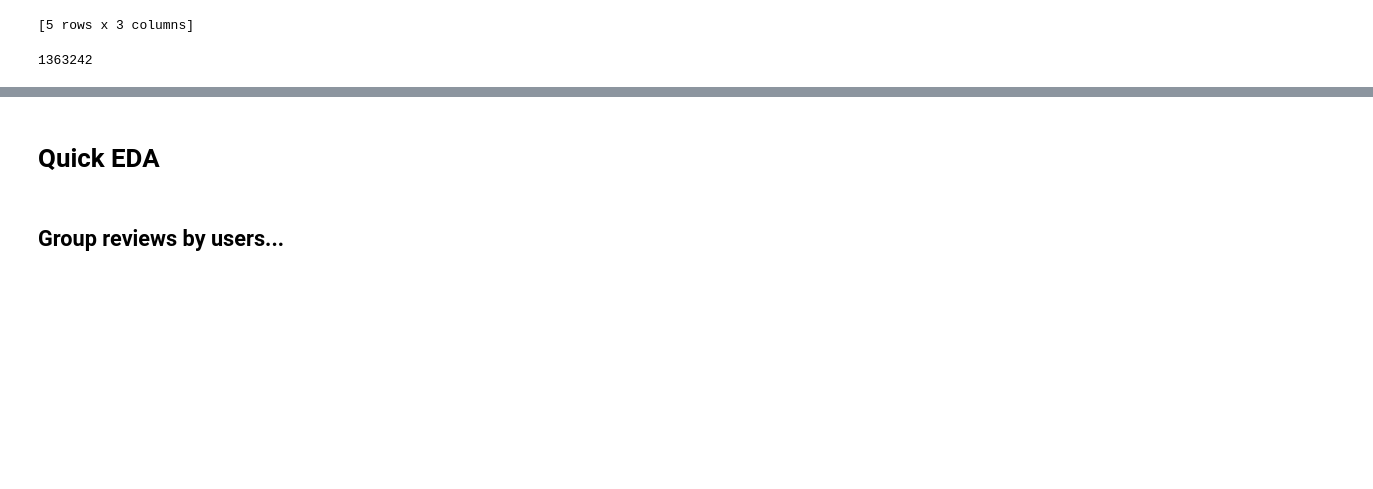
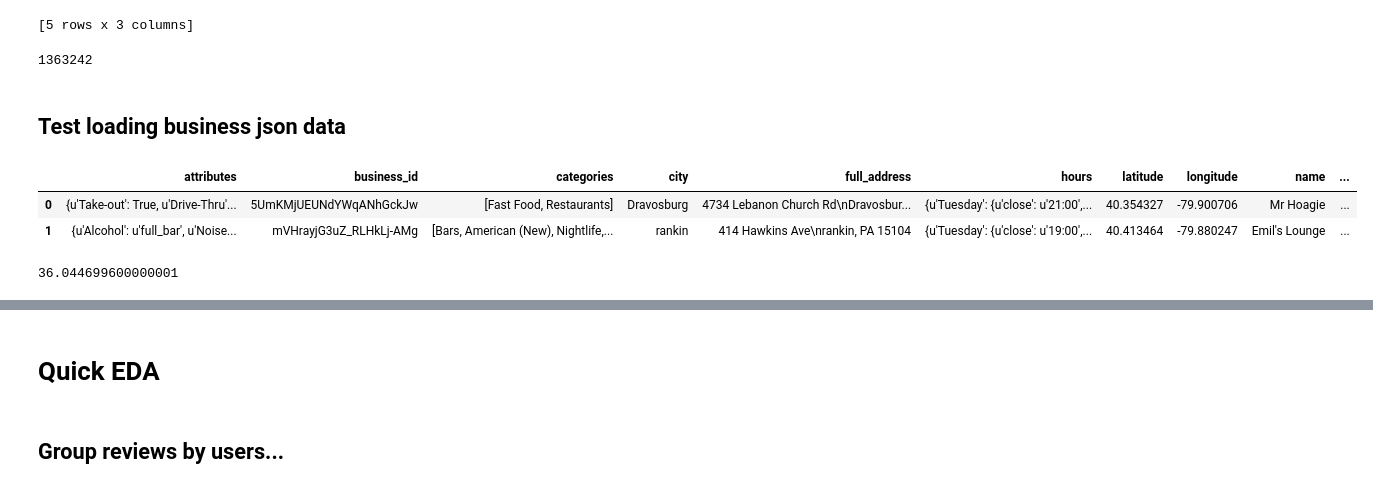
Before and after one commit to AeroGeekDean/traveler_eats_recommender, a Jupyter notebook: graphlab_scratchpad.ipynb, the cells around one changed output, grey strips where cells are left out. Drawn from its saved outputs; the diff is of its cells as text; code cells hidden in the pictures; blank space fills up the shorter version.

```diff
--- a/graphlab_scratchpad.ipynb
+++ b/graphlab_scratchpad.ipynb
@@ -70,3 +102,22 @@ sf_obs.head(5)
 sf_obs.num_rows()
 # %% [output]
 1363242
+# %% [markdown]
+## Test loading business json data
+# %%
+fname_test = 'data_analysis/test_data/test100_business.json'
+fname_full = '../data/Yelp/yelp_dataset_challenge_academic_dataset/yelp_academic_dataset_business.json'
+# 'data_analysis/full_data/yelp_academic_dataset_business.json'
+
+fname = fname_full # user full dataset
+# fname = fname_test # user small test dataset
+with open(fname) as js_file:
+    js_list = [json.loads(js_line) for js_line in js_file]
+    js_list_filtered = [js for js in js_list if 'Restaurants' in js['categories']]
+    dfb = pd.DataFrame(js_list_filtered)
+# %%
+dfb.head(2)
+# %% [output]
+|  | attributes | business_id | categories | city | full_address | hours | latitude | longitude | name | ... |
+| 0 | {u'Take-out': True, u'Drive-Thru'... | 5UmKMjUEUNdYWqANhGckJw | [Fast Food, Restaurants] | Dravosburg | 4734 Lebanon Church Rd\nDravosbur... | {u'Tuesday': {u'close': u'21:00',... | 40.354327 | -79.900706 | Mr Hoagie | ... |
+| 1 | {u'Alcohol': u'full_bar', u'Noise... | mVHrayjG3uZ_RLHkLj-AMg | [Bars, American (New), Nightlife,... | rankin | 414 Hawkins Ave\nrankin, PA 15104 | {u'Tuesday': {u'close': u'19:00',... | 40.413464 | -79.880247 | Emil's Lounge | ... |
@@ -72,0 +126,4 @@ sf_obs.num_rows()
+# %%
+dfbi
+# %% [output]
+36.044699600000001
```
Also changed, not shown: parts of 23 cells of this notebook, 4 other files.
